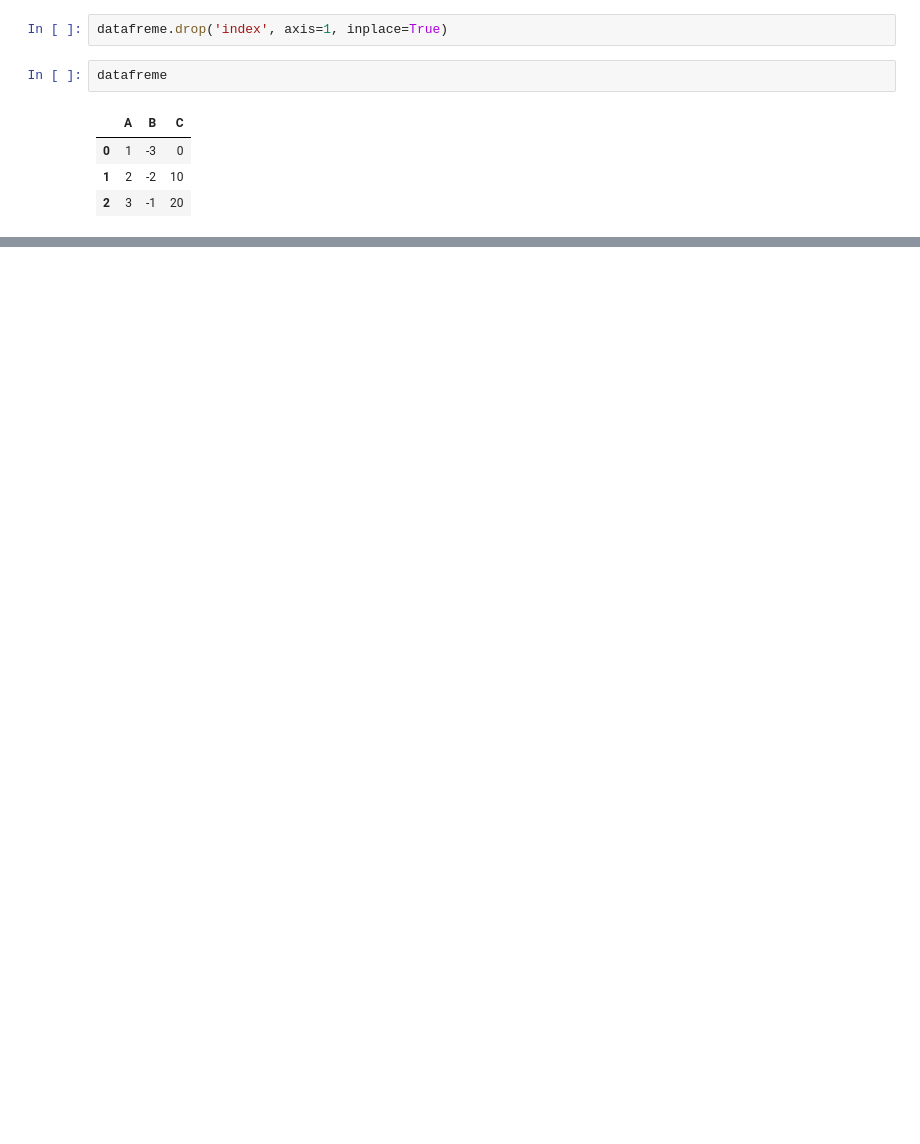
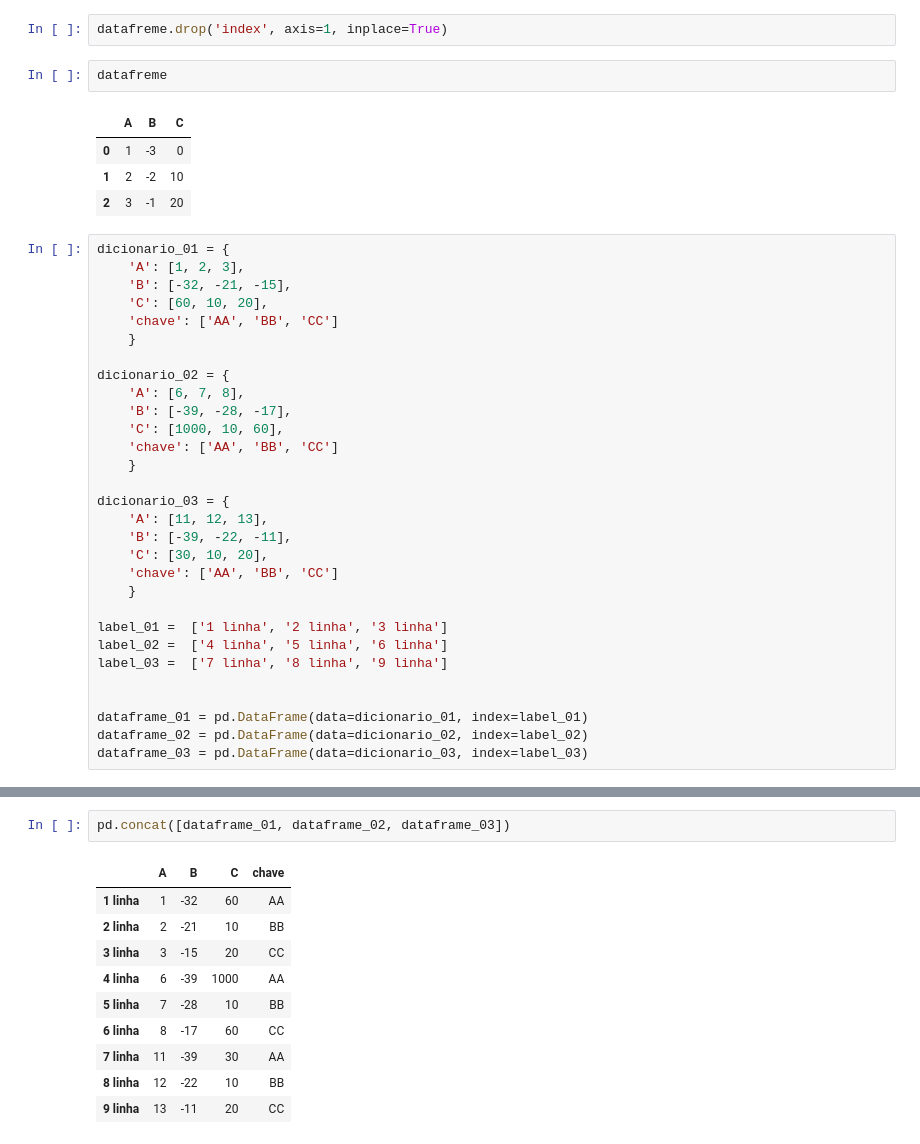
Before and after one commit to Willian-Walace/IABD-25-WILLIAN, a Jupyter notebook: AULA2/codigo.ipynb, the cells around one changed output, grey strips where cells are left out. Cells and saved outputs as stored; diff of their text form; blank space fills up the shorter version.

Commit message:
aula2
pandas
juntando os dataframe

```diff
--- a/AULA2/codigo.ipynb
+++ b/AULA2/codigo.ipynb
@@ -148,3 +155,33 @@ datafreme
 | 0 | 1 | -3 | 0 |
 | 1 | 2 | -2 | 10 |
 | 2 | 3 | -1 | 20 |
+# %%
+dicionario_01 = {
+    'A': [1, 2, 3],
+    'B': [-32, -21, -15],
+    'C': [60, 10, 20],
+    'chave': ['AA', 'BB', 'CC']
+    }
+
+dicionario_02 = {
+    'A': [6, 7, 8],
+    'B': [-39, -28, -17],
+    'C': [1000, 10, 60],
+    'chave': ['AA', 'BB', 'CC']
+    }
+
+dicionario_03 = {
+    'A': [11, 12, 13],
+    'B': [-39, -22, -11],
+    'C': [30, 10, 20],
+    'chave': ['AA', 'BB', 'CC']
+    }
+
+label_01 =  ['1 linha', '2 linha', '3 linha']
+label_02 =  ['4 linha', '5 linha', '6 linha']
+label_03 =  ['7 linha', '8 linha', '9 linha']
+
+
+dataframe_01 = pd.DataFrame(data=dicionario_01, index=label_01)
+dataframe_02 = pd.DataFrame(data=dicionario_02, index=label_02)
+dataframe_03 = pd.DataFrame(data=dicionario_03, index=label_03)
@@ -150,0 +209,13 @@ datafreme
+# %%
+pd.concat([dataframe_01, dataframe_02, dataframe_03])
+# %% [output]
+|  | A | B | C | chave |
+| 1 linha | 1 | -32 | 60 | AA |
+| 2 linha | 2 | -21 | 10 | BB |
+| 3 linha | 3 | -15 | 20 | CC |
+| 4 linha | 6 | -39 | 1000 | AA |
+| 5 linha | 7 | -28 | 10 | BB |
+| 6 linha | 8 | -17 | 60 | CC |
+| 7 linha | 11 | -39 | 30 | AA |
+| 8 linha | 12 | -22 | 10 | BB |
+| 9 linha | 13 | -11 | 20 | CC |
```
Also changed, not shown: parts of 11 cells of this notebook.
